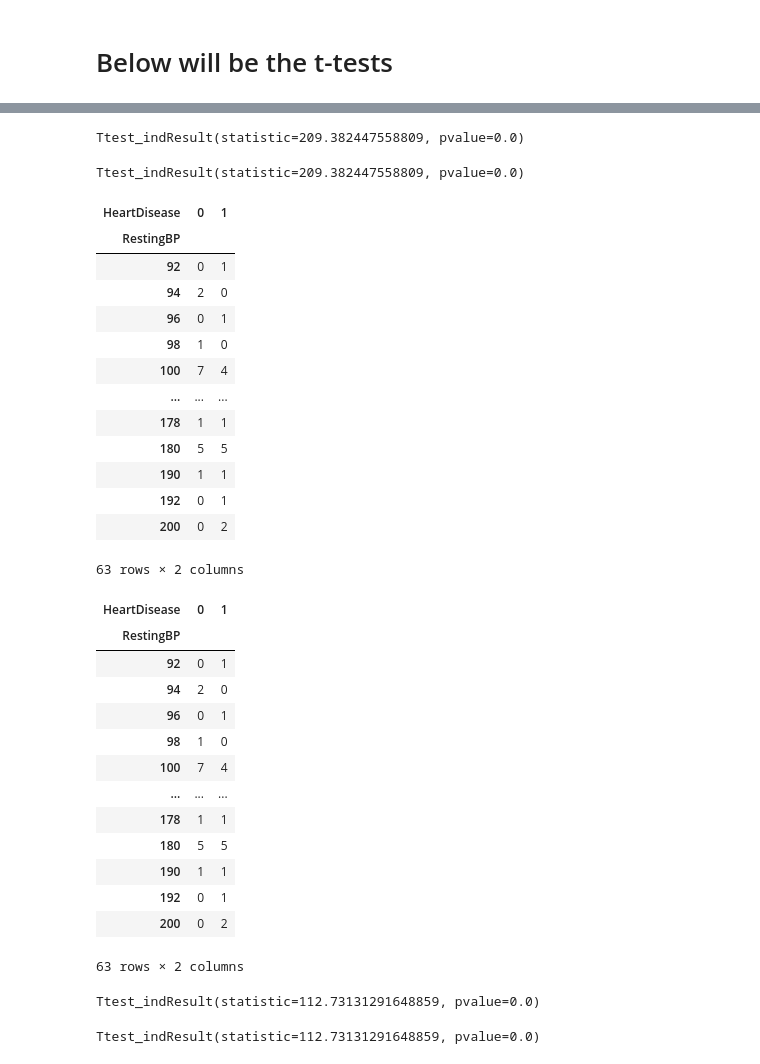
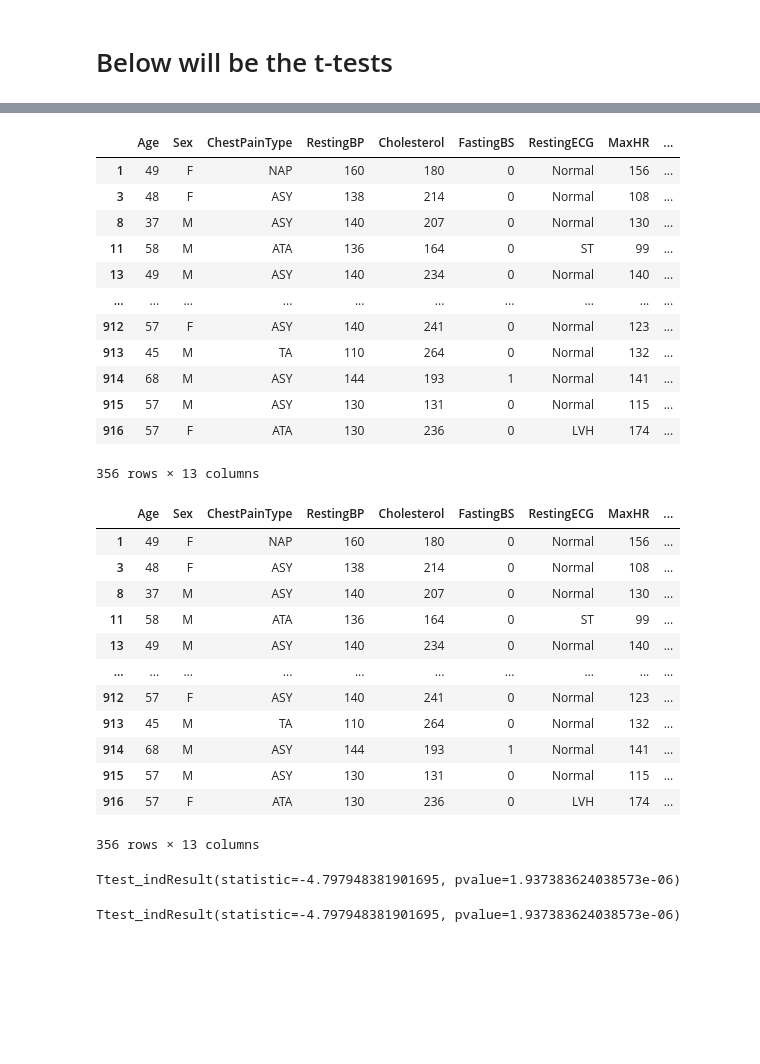
Before and after one commit to mdyer93/Capstone, a Jupyter notebook: EDA_Capstone.ipynb, the cells around one changed output, grey strips where cells are left out. Saved outputs shown, nothing was run; the diff lists cells and outputs as text; code cells hidden in the pictures; blank space fills up the shorter version.

```diff
--- a/EDA_Capstone.ipynb
+++ b/EDA_Capstone.ipynb
@@ -869,7 +899,37 @@ See the caveats in the documentation: https://pandas.pydata.org/pandas-docs/stab
+# %%
+heartdisease = nozerodata[nozerodata['HeartDisease'] == 'Yes']
+heartdisease
+# %% [output]
+|  | Age | Sex | ChestPainType | RestingBP | Cholesterol | FastingBS | RestingECG | MaxHR | ... |
+| 1 | 49 | F | NAP | 160 | 180 | 0 | Normal | 156 | ... |
+| 3 | 48 | F | ASY | 138 | 214 | 0 | Normal | 108 | ... |
+| 8 | 37 | M | ASY | 140 | 207 | 0 | Normal | 130 | ... |
+| 11 | 58 | M | ATA | 136 | 164 | 0 | ST | 99 | ... |
+| 13 | 49 | M | ASY | 140 | 234 | 0 | Normal | 140 | ... |
+| ... | ... | ... | ... | ... | ... | ... | ... | ... | ... |
+| 912 | 57 | F | ASY | 140 | 241 | 0 | Normal | 123 | ... |
+| 913 | 45 | M | TA | 110 | 264 | 0 | Normal | 132 | ... |
+| 914 | 68 | M | ASY | 144 | 193 | 1 | Normal | 141 | ... |
+| 915 | 57 | M | ASY | 130 | 131 | 0 | Normal | 115 | ... |
+| 916 | 57 | F | ATA | 130 | 236 | 0 | LVH | 174 | ... |
+356 rows × 13 columns
+|  | Age | Sex | ChestPainType | RestingBP | Cholesterol | FastingBS | RestingECG | MaxHR | ... |
+| 1 | 49 | F | NAP | 160 | 180 | 0 | Normal | 156 | ... |
+| 3 | 48 | F | ASY | 138 | 214 | 0 | Normal | 108 | ... |
+| 8 | 37 | M | ASY | 140 | 207 | 0 | Normal | 130 | ... |
+| 11 | 58 | M | ATA | 136 | 164 | 0 | ST | 99 | ... |
+| 13 | 49 | M | ASY | 140 | 234 | 0 | Normal | 140 | ... |
+| ... | ... | ... | ... | ... | ... | ... | ... | ... | ... |
+| 912 | 57 | F | ASY | 140 | 241 | 0 | Normal | 123 | ... |
+| 913 | 45 | M | TA | 110 | 264 | 0 | Normal | 132 | ... |
+| 914 | 68 | M | ASY | 144 | 193 | 1 | Normal | 141 | ... |
+| 915 | 57 | M | ASY | 130 | 131 | 0 | Normal | 115 | ... |
+| 916 | 57 | F | ATA | 130 | 236 | 0 | LVH | 174 | ... |
+356 rows × 13 columns
 # %%
 from scipy.stats import ttest_ind
 
-ttest_ind(nozerodata['RestingBP'], nozerodata['HeartDisease'], equal_var=False, nan_policy='propagate')
+ttest_ind(noheartdisease['RestingBP'], heartdisease['RestingBP'])
 # %% [output]
-Ttest_indResult(statistic=209.382447558809, pvalue=0.0)
+Ttest_indResult(statistic=-4.797948381901695, pvalue=1.937383624038573e-06)
-Ttest_indResult(statistic=209.382447558809, pvalue=0.0)
+Ttest_indResult(statistic=-4.797948381901695, pvalue=1.937383624038573e-06)
@@ -878,36 +935,0 @@ data_rest = pd.crosstab(nozerodata['RestingBP'], nozerodata['HeartDisease'])
-# %%
-data_rest
-# %% [output]
-| HeartDisease | 0 | 1 |
-| RestingBP |  |  |
-| 92 | 0 | 1 |
-| 94 | 2 | 0 |
-| 96 | 0 | 1 |
-| 98 | 1 | 0 |
-| 100 | 7 | 4 |
-| ... | ... | ... |
-| 178 | 1 | 1 |
-| 180 | 5 | 5 |
-| 190 | 1 | 1 |
-| 192 | 0 | 1 |
-| 200 | 0 | 2 |
-63 rows × 2 columns
-| HeartDisease | 0 | 1 |
-| RestingBP |  |  |
-| 92 | 0 | 1 |
-| 94 | 2 | 0 |
-| 96 | 0 | 1 |
-| 98 | 1 | 0 |
-| 100 | 7 | 4 |
-| ... | ... | ... |
-| 178 | 1 | 1 |
-| 180 | 5 | 5 |
-| 190 | 1 | 1 |
-| 192 | 0 | 1 |
-| 200 | 0 | 2 |
-63 rows × 2 columns
-# %%
-ttest_ind(nozerodata['Cholesterol'], nozerodata['HeartDisease'])
-# %% [output]
-Ttest_indResult(statistic=112.73131291648859, pvalue=0.0)
-Ttest_indResult(statistic=112.73131291648859, pvalue=0.0)
```
Also changed, not shown: parts of 12 cells of this notebook.
